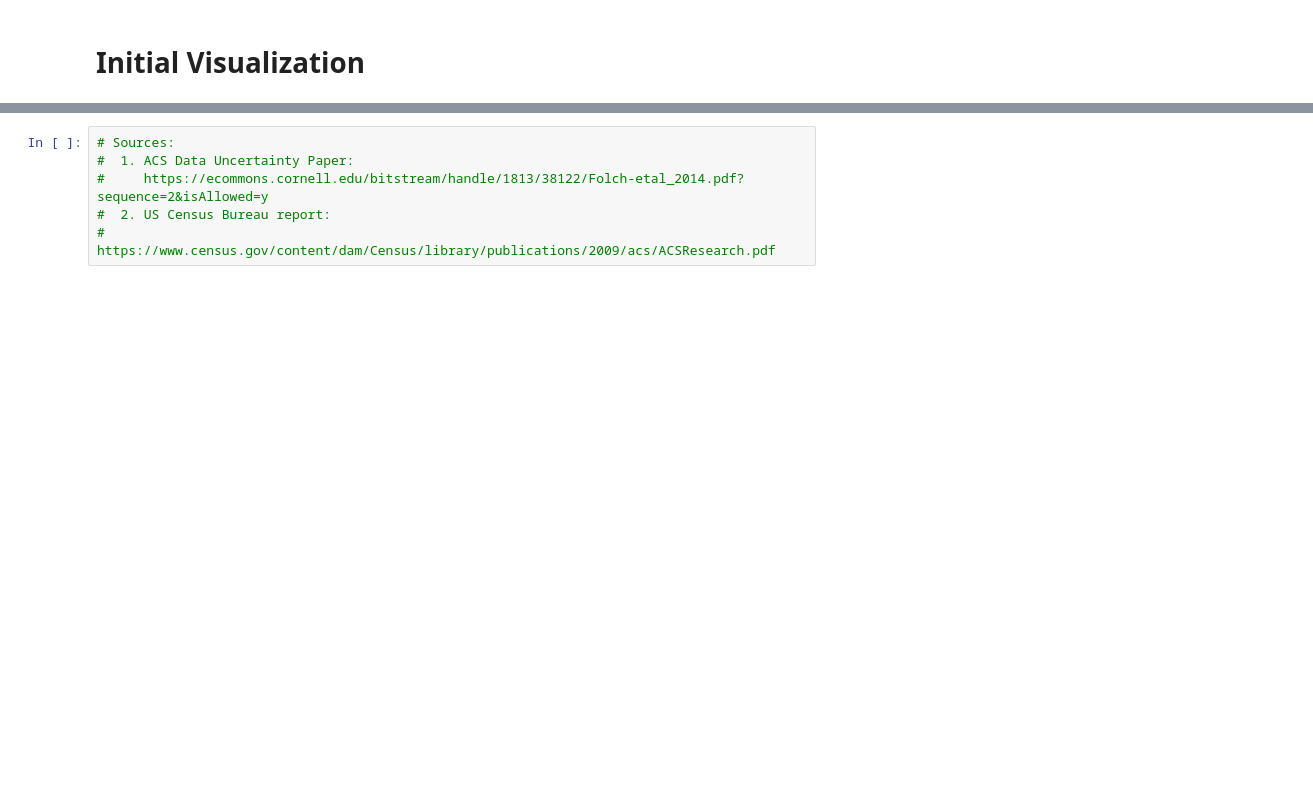
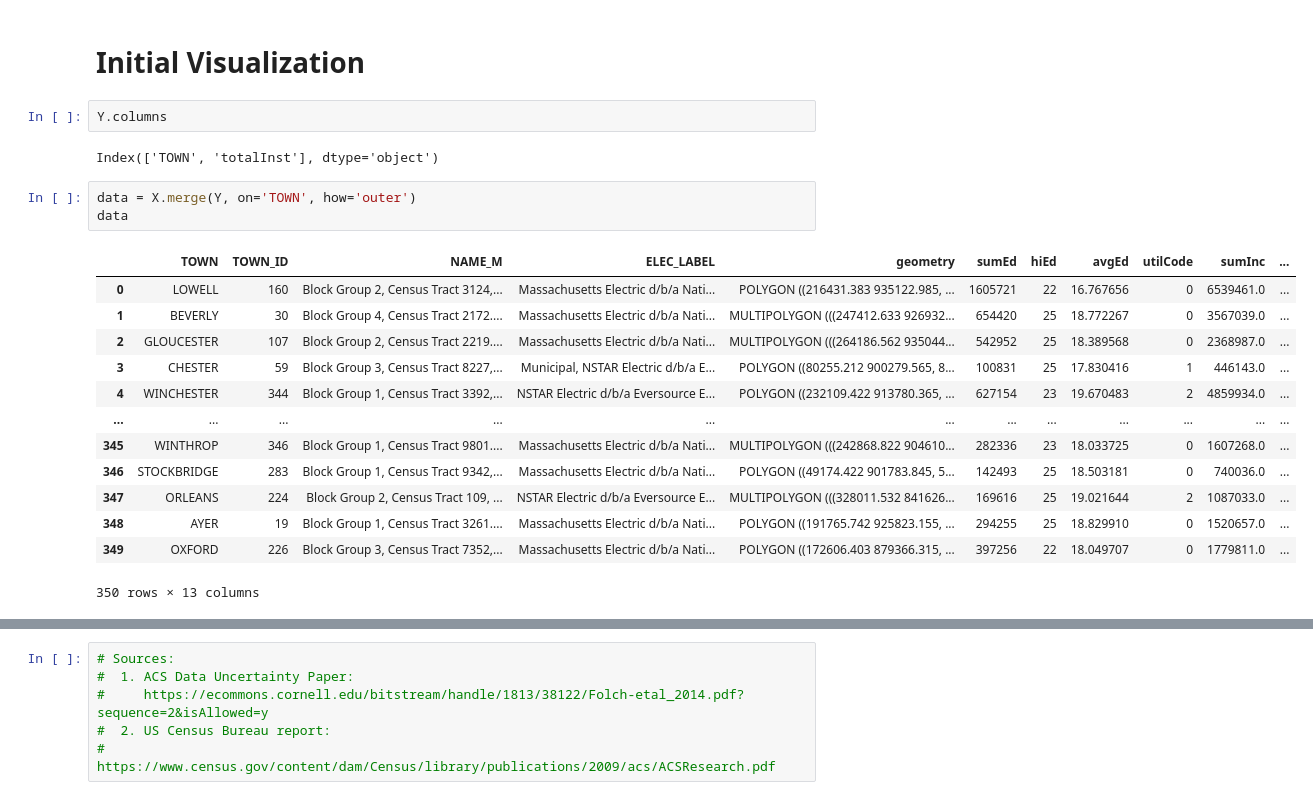
Before and after one commit to ghostpress/ee509-project, a Jupyter notebook: code/processing/dataProcNotebook.ipynb, the cells around one changed output, grey strips where cells are left out. Cells and saved outputs as stored; diff of their text form; blank space fills up the shorter version.

```diff
--- a/code/processing/dataProcNotebook.ipynb
+++ b/code/processing/dataProcNotebook.ipynb
@@ -795,3 +802,24 @@ Y.to_csv(readyF('y/y.csv'))
 X.to_file(readyF('X/X.shp'))
 # %% [markdown]
 # Initial Visualization
+# %%
+Y.columns
+# %% [output]
+Index(['TOWN', 'totalInst'], dtype='object')
+# %%
+data = X.merge(Y, on='TOWN', how='outer')
+data
+# %% [output]
+|  | TOWN | TOWN_ID | NAME_M | ELEC_LABEL | geometry | sumEd | hiEd | avgEd | utilCode | sumInc | ... |
+| 0 | LOWELL | 160 | Block Group 2, Census Tract 3124,... | Massachusetts Electric d/b/a Nati... | POLYGON ((216431.383 935122.985, ... | 1605721 | 22 | 16.767656 | 0 | 6539461.0 | ... |
+| 1 | BEVERLY | 30 | Block Group 4, Census Tract 2172.... | Massachusetts Electric d/b/a Nati... | MULTIPOLYGON (((247412.633 926932... | 654420 | 25 | 18.772267 | 0 | 3567039.0 | ... |
+| 2 | GLOUCESTER | 107 | Block Group 2, Census Tract 2219.... | Massachusetts Electric d/b/a Nati... | MULTIPOLYGON (((264186.562 935044... | 542952 | 25 | 18.389568 | 0 | 2368987.0 | ... |
+| 3 | CHESTER | 59 | Block Group 3, Census Tract 8227,... | Municipal, NSTAR Electric d/b/a E... | POLYGON ((80255.212 900279.565, 8... | 100831 | 25 | 17.830416 | 1 | 446143.0 | ... |
+| 4 | WINCHESTER | 344 | Block Group 1, Census Tract 3392,... | NSTAR Electric d/b/a Eversource E... | POLYGON ((232109.422 913780.365, ... | 627154 | 23 | 19.670483 | 2 | 4859934.0 | ... |
+| ... | ... | ... | ... | ... | ... | ... | ... | ... | ... | ... | ... |
+| 345 | WINTHROP | 346 | Block Group 1, Census Tract 9801.... | Massachusetts Electric d/b/a Nati... | MULTIPOLYGON (((242868.822 904610... | 282336 | 23 | 18.033725 | 0 | 1607268.0 | ... |
+| 346 | STOCKBRIDGE | 283 | Block Group 1, Census Tract 9342,... | Massachusetts Electric d/b/a Nati... | POLYGON ((49174.422 901783.845, 5... | 142493 | 25 | 18.503181 | 0 | 740036.0 | ... |
+| 347 | ORLEANS | 224 | Block Group 2, Census Tract 109, ... | NSTAR Electric d/b/a Eversource E... | MULTIPOLYGON (((328011.532 841626... | 169616 | 25 | 19.021644 | 2 | 1087033.0 | ... |
+| 348 | AYER | 19 | Block Group 1, Census Tract 3261.... | Massachusetts Electric d/b/a Nati... | POLYGON ((191765.742 925823.155, ... | 294255 | 25 | 18.829910 | 0 | 1520657.0 | ... |
+| 349 | OXFORD | 226 | Block Group 3, Census Tract 7352,... | Massachusetts Electric d/b/a Nati... | POLYGON ((172606.403 879366.315, ... | 397256 | 22 | 18.049707 | 0 | 1779811.0 | ... |
+350 rows × 13 columns
```
Also changed, not shown: parts of 4 cells of this notebook.
